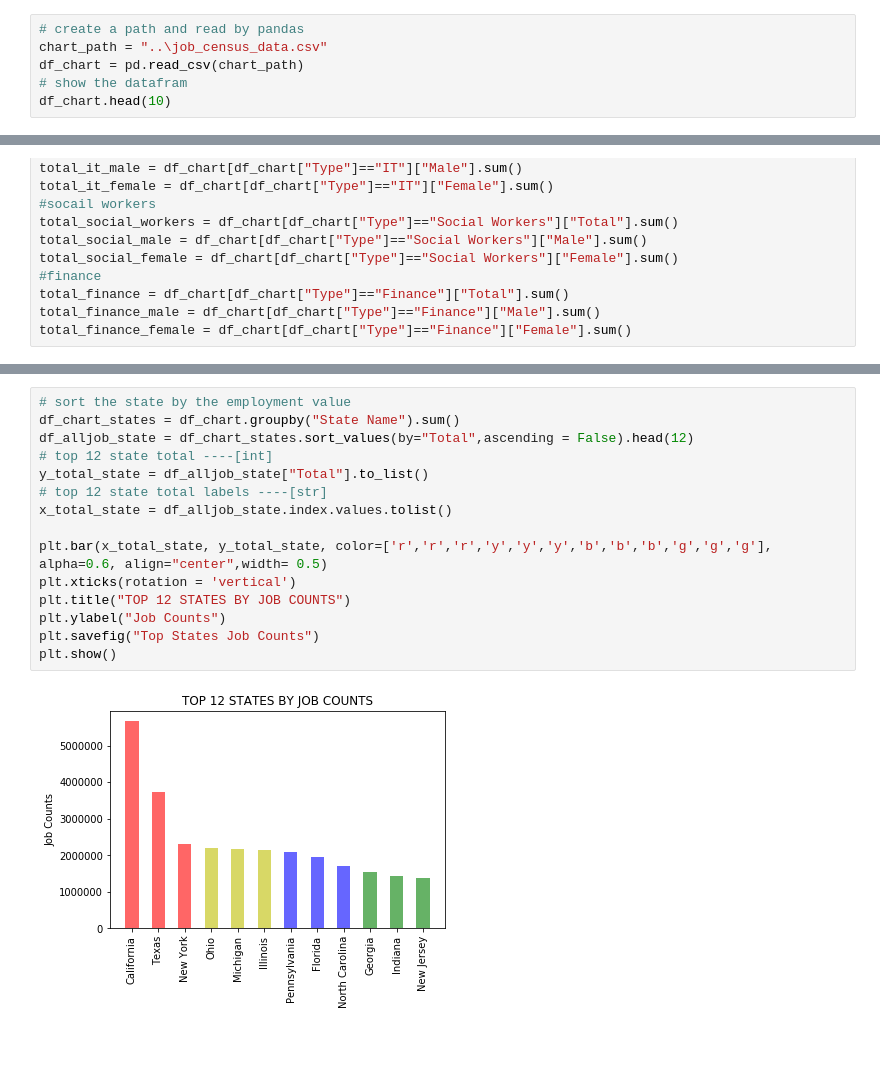
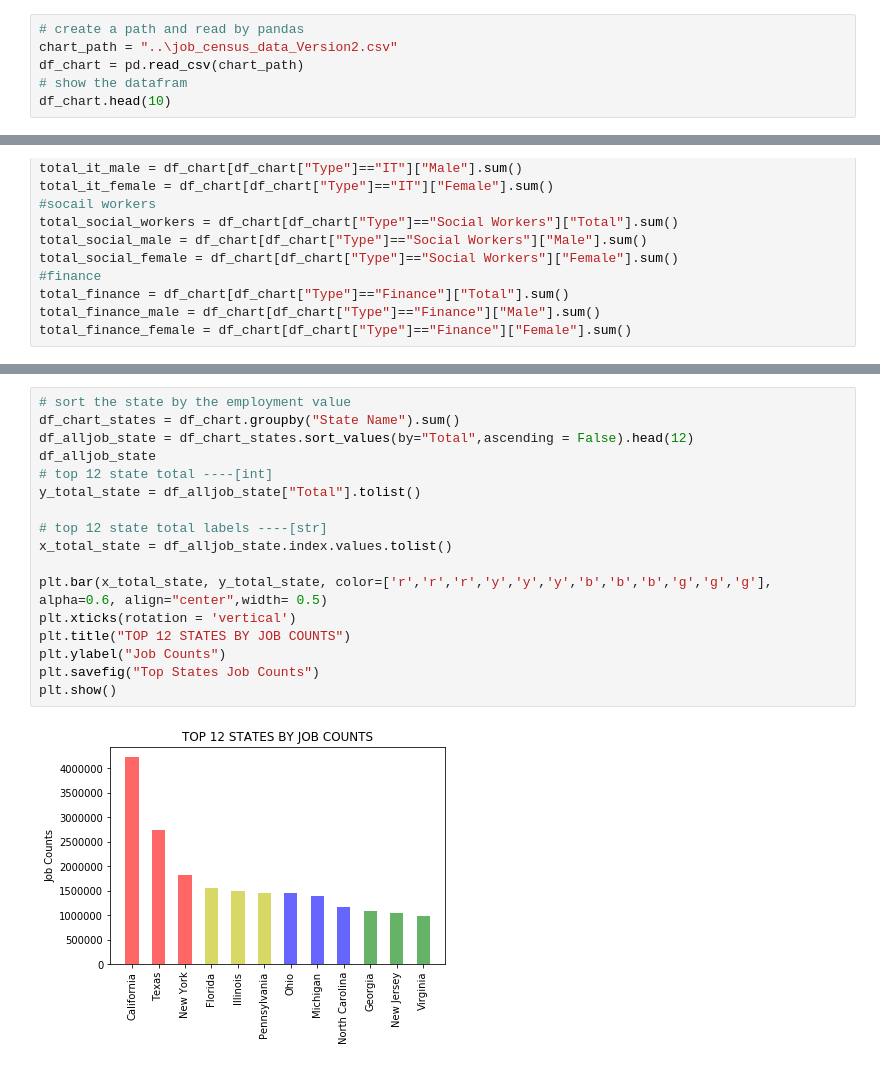
Before and after one commit to scooops94/Project_CSS, a Jupyter notebook: chart/Chart_job_census_data.ipynb, the cells around one changed output, grey strips where cells are left out. Cells and saved outputs as stored; diff of their text form.

Commit message:
use data set version2

```diff
--- a/chart/Chart_job_census_data.ipynb
+++ b/chart/Chart_job_census_data.ipynb
@@ -5,7 +5,7 @@ import matplotlib.pyplot as plt
 import numpy as np
 # %%
 # create a path and read by pandas
-chart_path = "..\job_census_data.csv"
+chart_path = "..\job_census_data_Version2.csv"
 df_chart = pd.read_csv(chart_path)
 # show the datafram
 df_chart.head(10)
@@ -111,17 +111,19 @@ plt.show()
 # %%
 # sort the state by the employment value
 df_chart_states = df_chart.groupby("State Name").sum()
 df_alljob_state = df_chart_states.sort_values(by="Total",ascending = False).head(12)
+df_alljob_state
 # top 12 state total ----[int]
-y_total_state = df_alljob_state["Total"].to_list()
+y_total_state = df_alljob_state["Total"].tolist()
+
 # top 12 state total labels ----[str]
 x_total_state = df_alljob_state.index.values.tolist()
 
 plt.bar(x_total_state, y_total_state, color=['r','r','r','y','y','y','b','b','b','g','g','g'], alpha=0.6, align="center",width= 0.5)
 plt.xticks(rotation = 'vertical')
 plt.title("TOP 12 STATES BY JOB COUNTS")
 plt.ylabel("Job Counts")
 plt.savefig("Top States Job Counts")
 plt.show()
 # %% [output]
-[figure, old version]
+[figure, new version]
```
Also changed, not shown: parts of 4 cells of this notebook, 8 other files.
